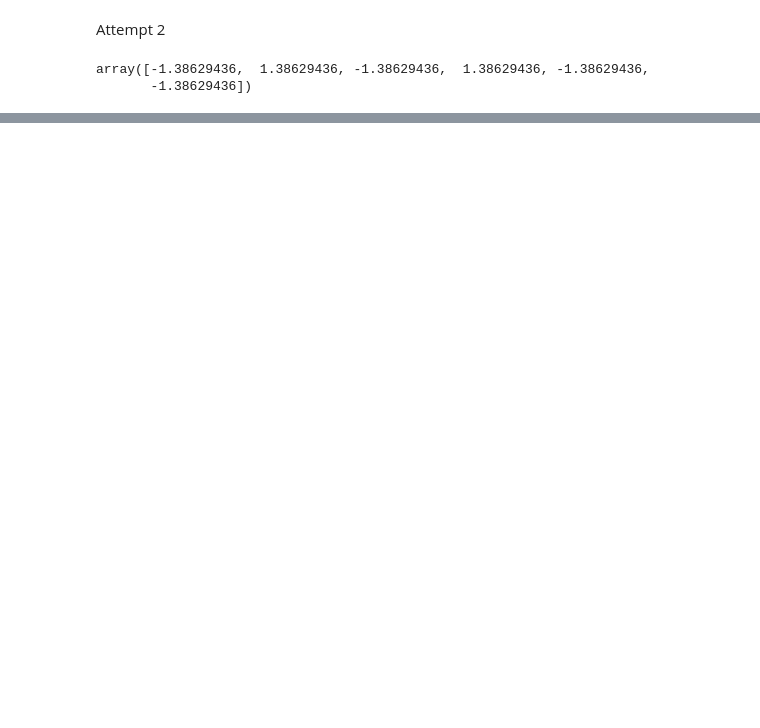
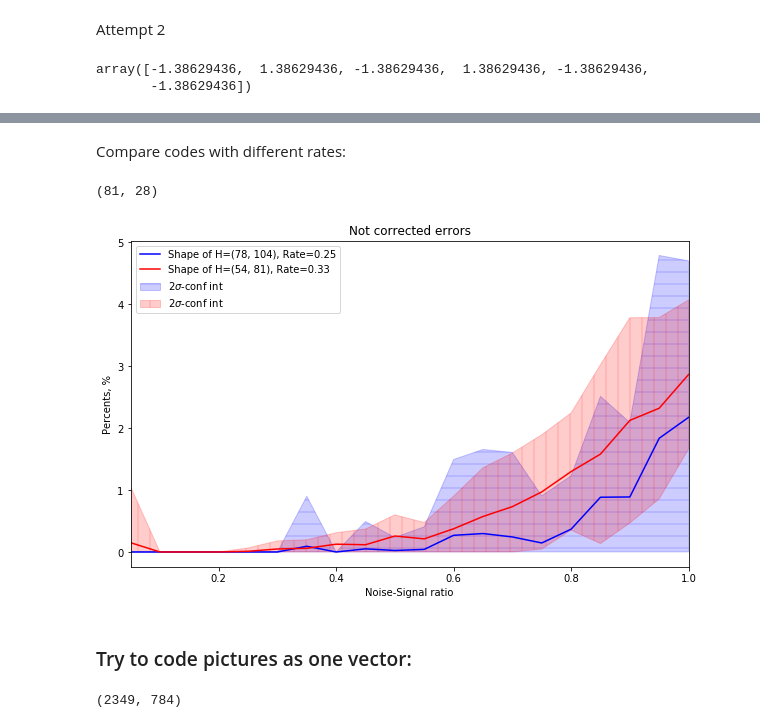
Before and after one commit to dashafok/LDPC, a Jupyter notebook: experiments.ipynb, the cells around one changed output, grey strips where cells are left out. Drawn from its saved outputs; the diff is of its cells as text; code cells hidden in the pictures; blank space fills up the shorter version.

```diff
--- a/experiments.ipynb
+++ b/experiments.ipynb
@@ -144,0 +342,51 @@ array([0, 0, 1, 0, 1, 1])
+# %% [markdown]
+Compare codes with different rates:
+# %%
+from tqdm import tqdm
+
+noise_rates = np.arange(0.05, 1.05, 0.05)
+
+H,tG = pyldpc.HtG(4,28, systematic=True)
+pakets = []
+for i in tqdm(range(20)):
+    wrong_bits = []
+    for noise_rate in noise_rates:
+        wrong_bits.append(test_code(message, tG, noise_rate, verbose=False)[-1])
+    pakets.append(wrong_bits)
+
+H,tG = pyldpc.HtG(3,28, systematic=True)
+pakets2 = []
+for i in tqdm(range(20)):
+    wrong_bits = []
+    for noise_rate in noise_rates:
+        wrong_bits.append(test_code(message, tG, noise_rate, verbose=False)[-1])
+    pakets2.append(wrong_bits)
+# %% [output]
+(81, 28)
+# %%
+fig, ax = plt.subplots(1, figsize=(10, 6))
+
+line = np.array(pakets).mean(axis=0) / (tG.shape[0] * tG.shape[1]) * 100
+line2 = np.array(pakets2).mean(axis=0) / (tG.shape[0] * tG.shape[1]) * 100
+epsilon = np.array(pakets).std(axis=0) / (tG.shape[0] * tG.shape[1]) * 100
+epsilon2 = np.array(pakets2).std(axis=0) / (tG.shape[0] * tG.shape[1]) * 100
+ax.plot(noise_rates, line, c='b', label='Shape of H={}, Rate={:.2f}'.format((78, 104), 1/4))
+ax.plot(noise_rates, line2, c='r', label='Shape of H={}, Rate={:.2f}'.format((54, 81), 1/3))
+ax.fill_between(noise_rates, np.maximum(line - 2 * epsilon, 0), line+2*epsilon, alpha=0.2, color='b', hatch = '-',label='$2\sigma$-conf int')
+ax.fill_between(noise_rates, np.maximum(line2 - 2 * epsilon2, 0), line2+2*epsilon2, alpha=0.2, color='r', hatch = '|',label='$2\sigma$-conf int')
+ax.set_xlim([0.05, 1])
+ax.set_title('Not corrected errors')
+ax.set_xlabel('Noise-Signal ratio')
+ax.set_ylabel('Percents, %')
+ax.legend(loc=2)
+
+fig.savefig('error.jpg')
+# %% [output]
+[figure, added]
+# %% [markdown]
+### Try to code pictures as one vector:
+# %%
+H,tG = pyldpc.HtG(3,28**2)
+print(tG.shape)
+# %% [output]
+(2349, 784)
```
Also changed, not shown: parts of 25 cells of this notebook.
